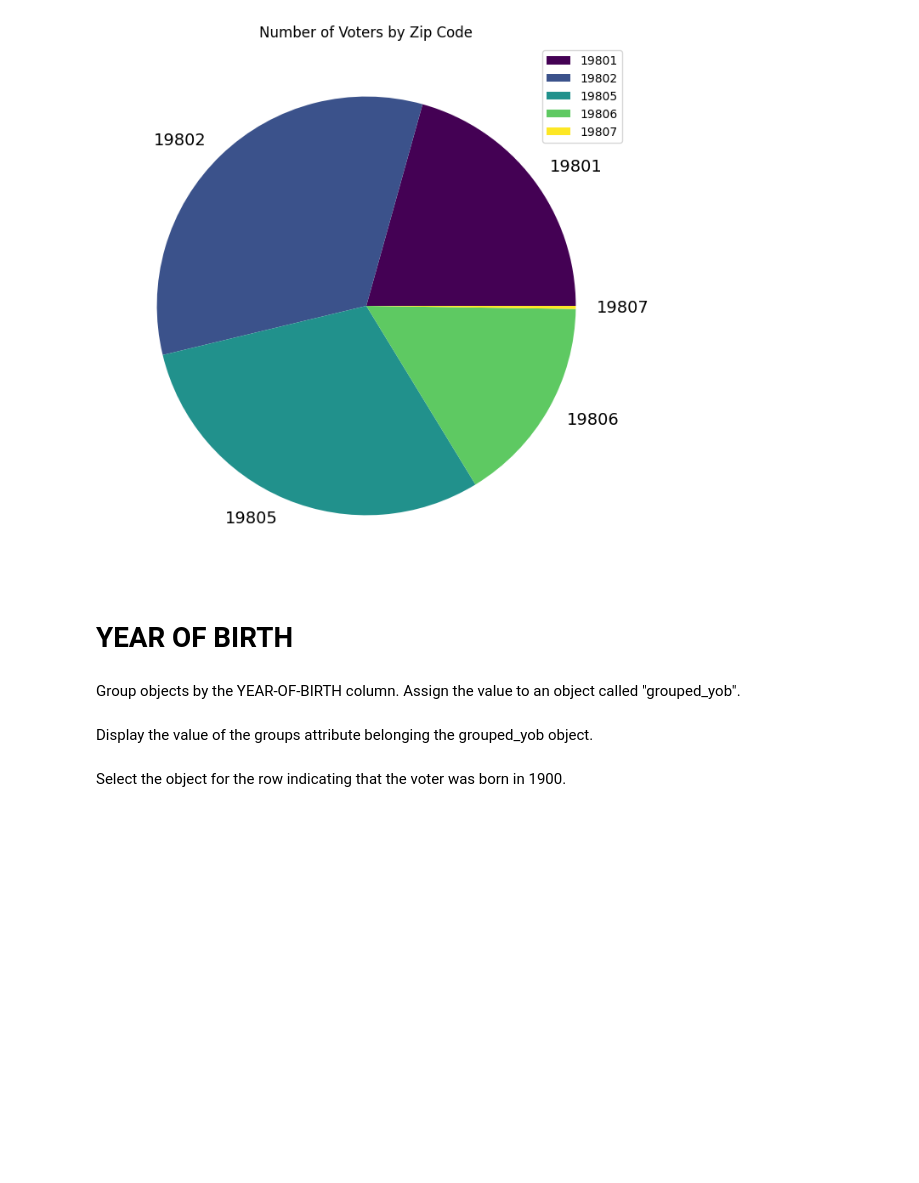
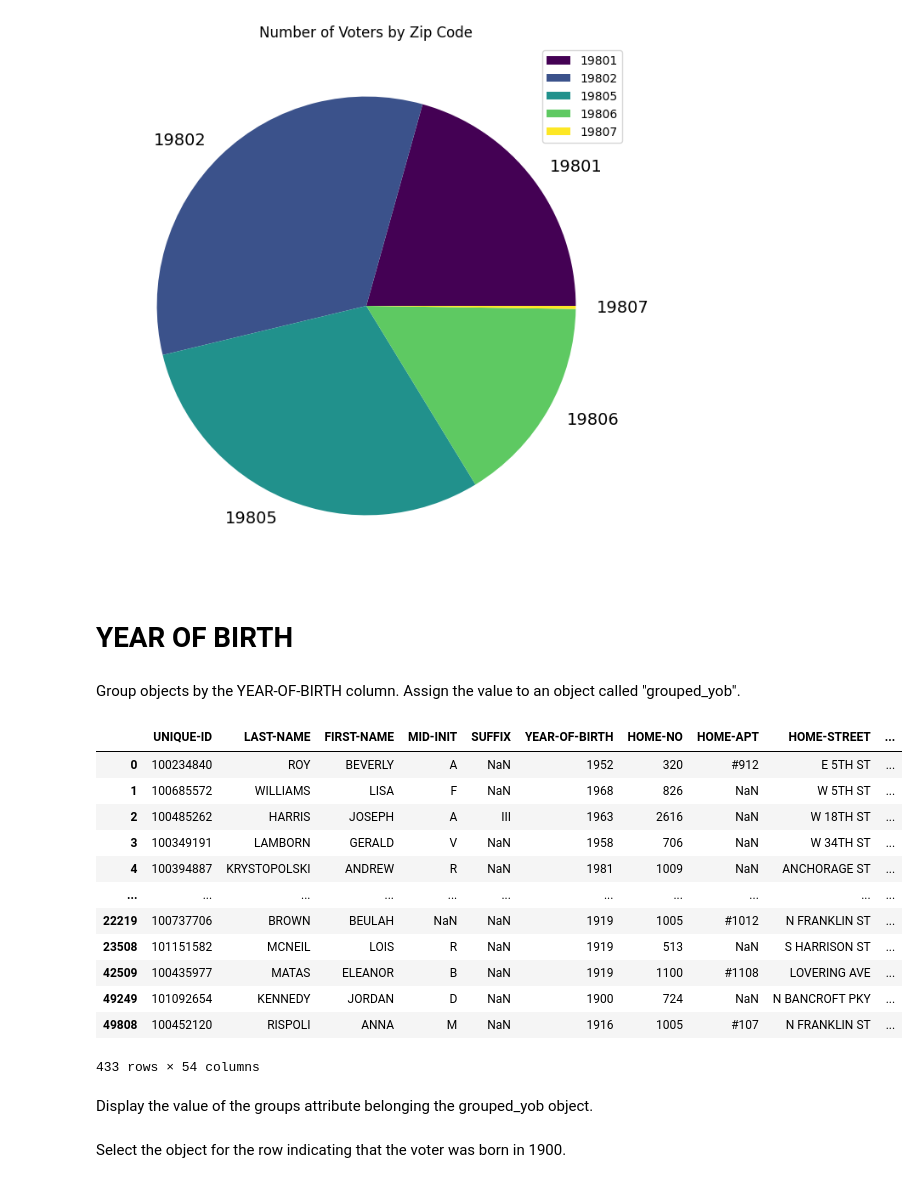
Before and after one commit to KunleAdeyanju/DataEngineering.Labs.RegisteredVotersFileWilmingtonDE, a Jupyter notebook: wilmington_de_registered_voters.ipynb, the cells around one changed output. Saved outputs shown, nothing was run; the diff lists cells and outputs as text; code cells hidden in the pictures; blank space fills up the shorter version.

```diff
--- a/wilmington_de_registered_voters.ipynb
+++ b/wilmington_de_registered_voters.ipynb
@@ -140,3 +138,21 @@ Group objects by the YEAR-OF-BIRTH column. Assign the value to an object called
+# %%
+#
+grouped_yob = reg_voter_df.groupby('YEAR-OF-BIRTH')
+grouped_yob.head(5)
+# %% [output]
+|  | UNIQUE-ID | LAST-NAME | FIRST-NAME | MID-INIT | SUFFIX | YEAR-OF-BIRTH | HOME-NO | HOME-APT | HOME-STREET | ... |
+| 0 | 100234840 | ROY | BEVERLY | A | NaN | 1952 | 320 | #912 | E 5TH ST | ... |
+| 1 | 100685572 | WILLIAMS | LISA | F | NaN | 1968 | 826 | NaN | W 5TH ST | ... |
+| 2 | 100485262 | HARRIS | JOSEPH | A | III | 1963 | 2616 | NaN | W 18TH ST | ... |
+| 3 | 100349191 | LAMBORN | GERALD | V | NaN | 1958 | 706 | NaN | W 34TH ST | ... |
+| 4 | 100394887 | KRYSTOPOLSKI | ANDREW | R | NaN | 1981 | 1009 | NaN | ANCHORAGE ST | ... |
+| ... | ... | ... | ... | ... | ... | ... | ... | ... | ... | ... |
+| 22219 | 100737706 | BROWN | BEULAH | NaN | NaN | 1919 | 1005 | #1012 | N FRANKLIN ST | ... |
+| 23508 | 101151582 | MCNEIL | LOIS | R | NaN | 1919 | 513 | NaN | S HARRISON ST | ... |
+| 42509 | 100435977 | MATAS | ELEANOR | B | NaN | 1919 | 1100 | #1108 | LOVERING AVE | ... |
+| 49249 | 101092654 | KENNEDY | JORDAN | D | NaN | 1900 | 724 | NaN | N BANCROFT PKY | ... |
+| 49808 | 100452120 | RISPOLI | ANNA | M | NaN | 1916 | 1005 | #107 | N FRANKLIN ST | ... |
+433 rows × 54 columns
 # %% [markdown]
 Display the value of the groups attribute belonging the grouped_yob object.
 # %%
```
Also changed, not shown: parts of 1 cell of this notebook.
